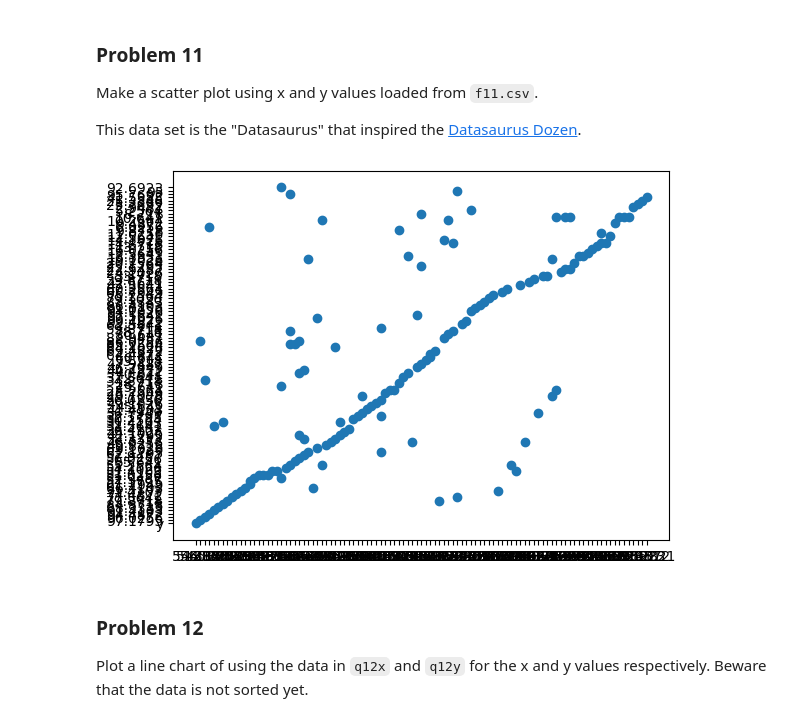
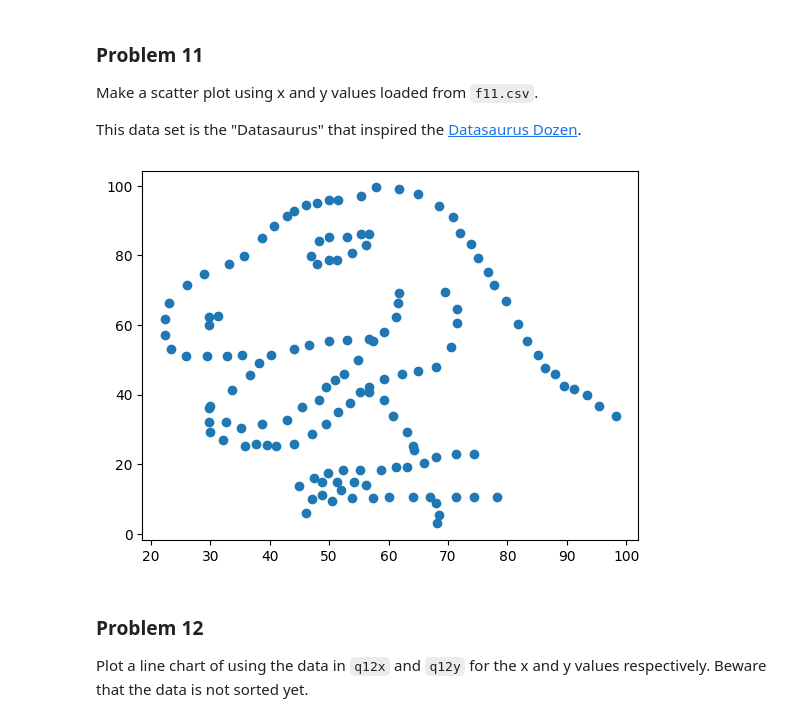
Before and after one commit to jchen8001/dx602-homework-05, a Jupyter notebook: homework.ipynb, the cells around one changed output. Drawn from its saved outputs; the diff is of its cells as text; code cells hidden in the pictures.

```diff
--- a/homework.ipynb
+++ b/homework.ipynb
@@ -317,24 +317,31 @@ This data set is the "Datasaurus" that inspired the [Datasaurus Dozen](https://w
 # %%
 # YOUR CHANGES HERE
 
 import csv
+import pandas as pd
 
+# def read_csv_and_plot(filename):
+#     x_vals = []
+#     y_vals = []
+
+#     with open(filename) as file:
+#         reader = csv.reader(file)
+#         for row in reader:
+#             x_vals.append(row[1])
+#             y_vals.append(row[2])
+
+#     plt.scatter(x_vals, y_vals)
+
+
+# read_csv_and_plot("f11.csv")
 def read_csv_and_plot(filename):
-    x_vals = []
-    y_vals = []
-
-    with open(filename) as file:
-        reader = csv.reader(file)
-        for row in reader:
-            x_vals.append(row[1])
-            y_vals.append(row[2])
-
-    plt.scatter(x_vals, y_vals)
+     df = pd.read_csv(filename)
+     plt.scatter(df['x'], df['y'])
 
 
 read_csv_and_plot("f11.csv")
 # %% [output]
-[figure, old version]
+[figure, new version]
 # %% [markdown]
 ### Problem 12
 
```
